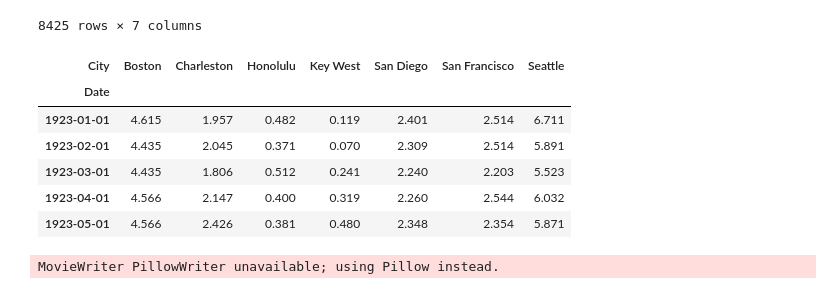
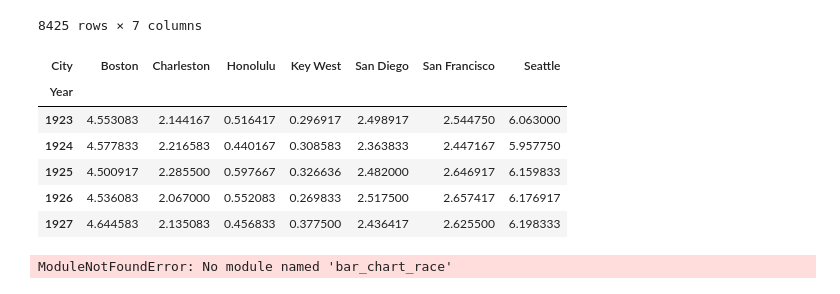
Before and after one commit to BethSequera/Machine_Learning-Project, a Jupyter notebook: SeaLevel_Project_4.ipynb, the cells around one changed output. Cells and saved outputs as stored; diff of their text form; code cells hidden in the pictures.

Commit message:
Edit Bar Chart

```diff
--- a/SeaLevel_Project_4.ipynb
+++ b/SeaLevel_Project_4.ipynb
@@ -324,17 +324,20 @@ merged_data_new
 | 8424 | Seattle | West | 2023-08-01 | 10.832 | 6.882 | 3.086 | 2023 |
 8425 rows × 7 columns
 # %%
+# Group the data by "year" and "city" and calculate MSL for each
+city_year = merged_data_new.groupby(['Year', 'City'])['MSL (ft)'].mean().reset_index()
+
 #Use pivot to reshape the data
-df_pivot = merged_data_new.pivot(index='Date', columns='City', values='MSL (ft)')
+df_pivot = city_year.pivot(index='Year', columns='City', values='MSL (ft)')
 df_pivot.head()
 # %% [output]
 | City | Boston | Charleston | Honolulu | Key West | San Diego | San Francisco | Seattle |
-| Date |  |  |  |  |  |  |  |
-| 1923-01-01 | 4.615 | 1.957 | 0.482 | 0.119 | 2.401 | 2.514 | 6.711 |
-| 1923-02-01 | 4.435 | 2.045 | 0.371 | 0.070 | 2.309 | 2.514 | 5.891 |
-| 1923-03-01 | 4.435 | 1.806 | 0.512 | 0.241 | 2.240 | 2.203 | 5.523 |
-| 1923-04-01 | 4.566 | 2.147 | 0.400 | 0.319 | 2.260 | 2.544 | 6.032 |
-| 1923-05-01 | 4.566 | 2.426 | 0.381 | 0.480 | 2.348 | 2.354 | 5.871 |
+| Year |  |  |  |  |  |  |  |
+| 1923 | 4.553083 | 2.144167 | 0.516417 | 0.296917 | 2.498917 | 2.544750 | 6.063000 |
+| 1924 | 4.577833 | 2.216583 | 0.440167 | 0.308583 | 2.363833 | 2.447167 | 5.957750 |
+| 1925 | 4.500917 | 2.285500 | 0.597667 | 0.326636 | 2.482000 | 2.646917 | 6.159833 |
+| 1926 | 4.536083 | 2.067000 | 0.552083 | 0.269833 | 2.517500 | 2.657417 | 6.176917 |
+| 1927 | 4.644583 | 2.135083 | 0.456833 | 0.377500 | 2.436417 | 2.625500 | 6.198333 |
 # %%
 #create the bar chart race
 import bar_chart_race as bcr
@@ -354,7 +357,6 @@ bcr.bar_chart_race(
     period_label={'x': .99, 'y': .25, 'ha': 'right', 'va': 'center'},
     period_fmt='%B %d, %Y',
     period_summary_func=lambda v, r: {'x': .99, 'y': .18,
-                                      's': f'Total deaths: {v.nlargest(6).sum():,.0f}',
                                       'ha': 'right', 'size': 8, 'family': 'Courier New'},
     perpendicular_bar_func='median',
     period_length=500,
@@ -372,4 +374,4 @@ bcr.bar_chart_race(
     bar_kwargs={'alpha': .7},
     filter_column_colors=False)
 # %% [output]
-MovieWriter PillowWriter unavailable; using Pillow instead.
+ModuleNotFoundError: No module named 'bar_chart_race'
```
